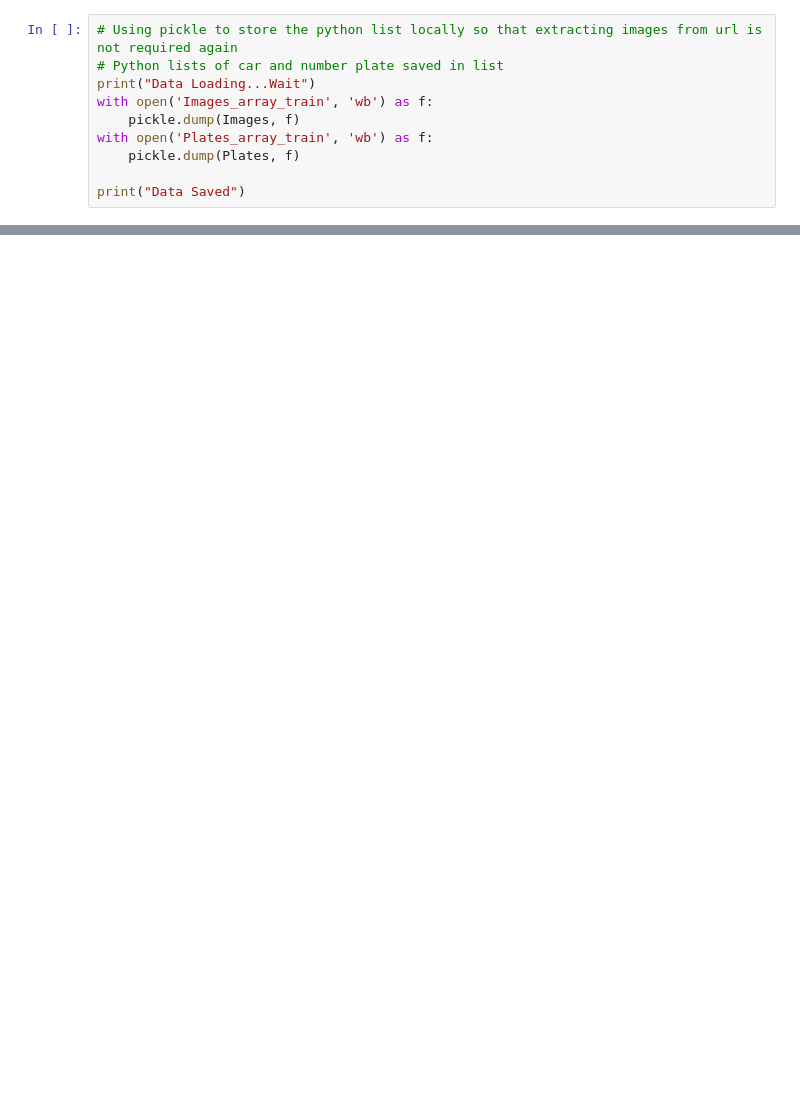
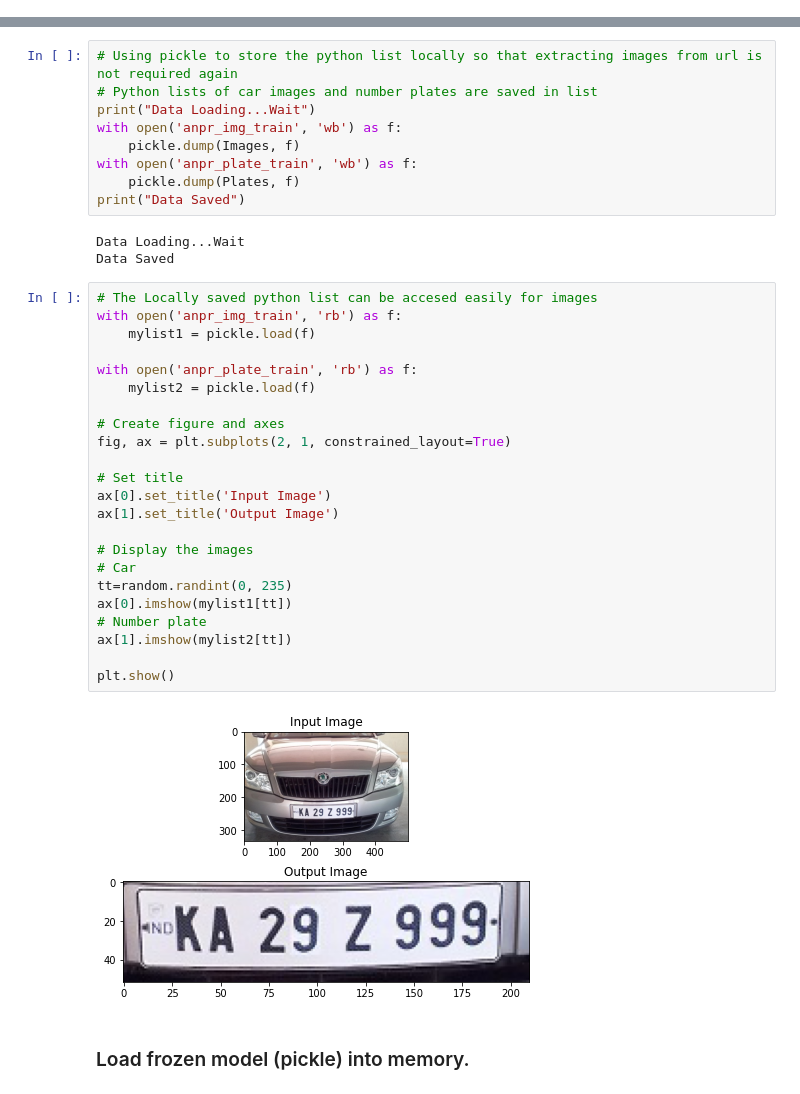
Before and after one commit to sanjeeb-talukdar/anpr-tensorflow, a Jupyter notebook: anpr.ipynb, the cells around one changed output, grey strips where cells are left out. Drawn from its saved outputs; the diff is of its cells as text; blank space fills up the shorter version.

```diff
--- a/anpr.ipynb
+++ b/anpr.ipynb
@@ -86,10 +0,0 @@ downloadTraining(data)
-# %%
-# Using pickle to store the python list locally so that extracting images from url is not required again
-# Python lists of car and number plate saved in list
-print("Data Loading...Wait")
-with open('Images_array_train', 'wb') as f:
-    pickle.dump(Images, f)
-with open('Plates_array_train', 'wb') as f:
-    pickle.dump(Plates, f)
-
-print("Data Saved")
@@ -265,0 +230,39 @@ with detection_graph.as_default():
+# %%
+# Using pickle to store the python list locally so that extracting images from url is not required again
+# Python lists of car images and number plates are saved in list
+print("Data Loading...Wait")
+with open('anpr_img_train', 'wb') as f:
+    pickle.dump(Images, f)
+with open('anpr_plate_train', 'wb') as f:
+    pickle.dump(Plates, f)
+print("Data Saved")
+# %% [output]
+Data Loading...Wait
+Data Saved
+# %%
+# The Locally saved python list can be accesed easily for images
+with open('anpr_img_train', 'rb') as f:
+    mylist1 = pickle.load(f)
+
+with open('anpr_plate_train', 'rb') as f:
+    mylist2 = pickle.load(f)
+
+# Create figure and axes
+fig, ax = plt.subplots(2, 1, constrained_layout=True)
+
+# Set title
+ax[0].set_title('Input Image')
+ax[1].set_title('Output Image')
+
+# Display the images
+# Car
+tt=random.randint(0, 235)
+ax[0].imshow(mylist1[tt])
+# Number plate
+ax[1].imshow(mylist2[tt])
+
+plt.show()
+# %% [output]
+[figure, added]
+# %% [markdown]
+### Load frozen model (pickle) into memory.
```
Also changed, not shown: parts of 37 cells of this notebook.
